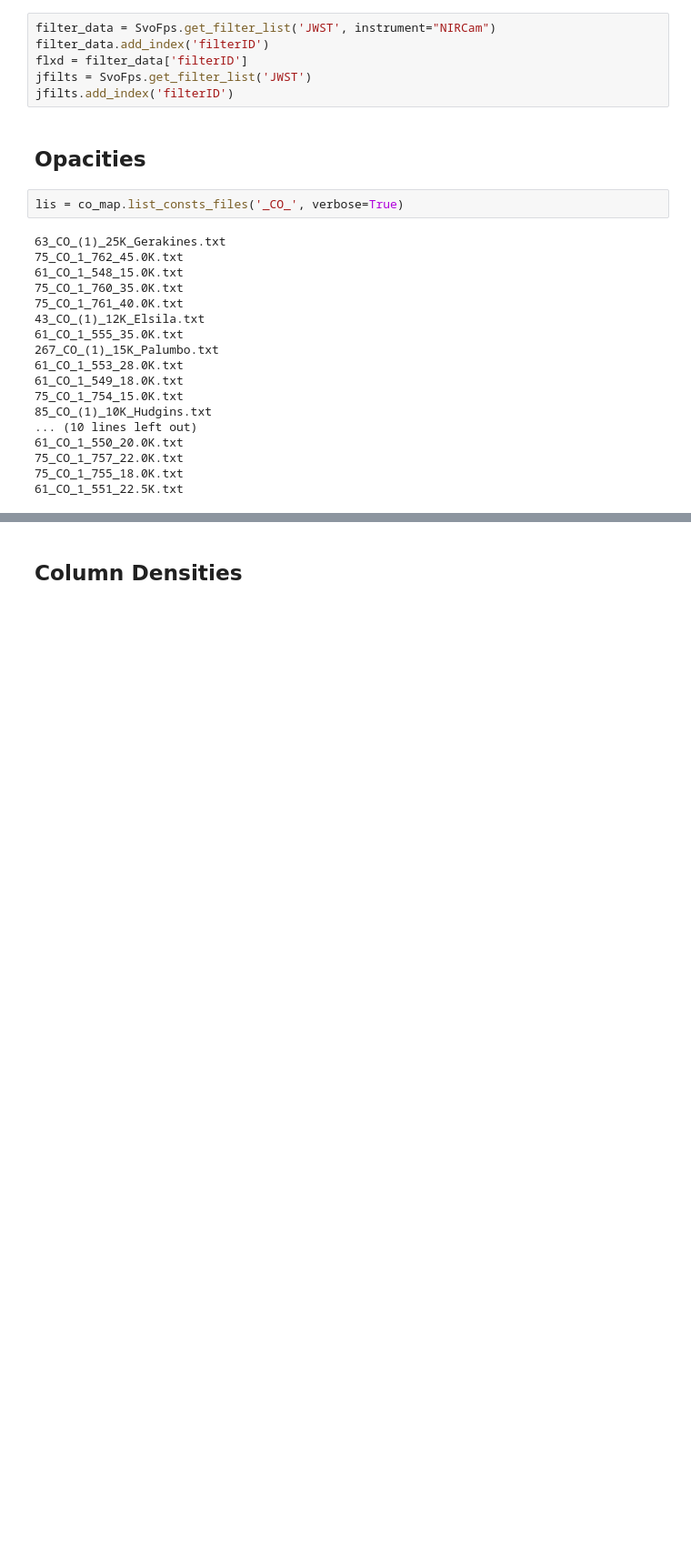
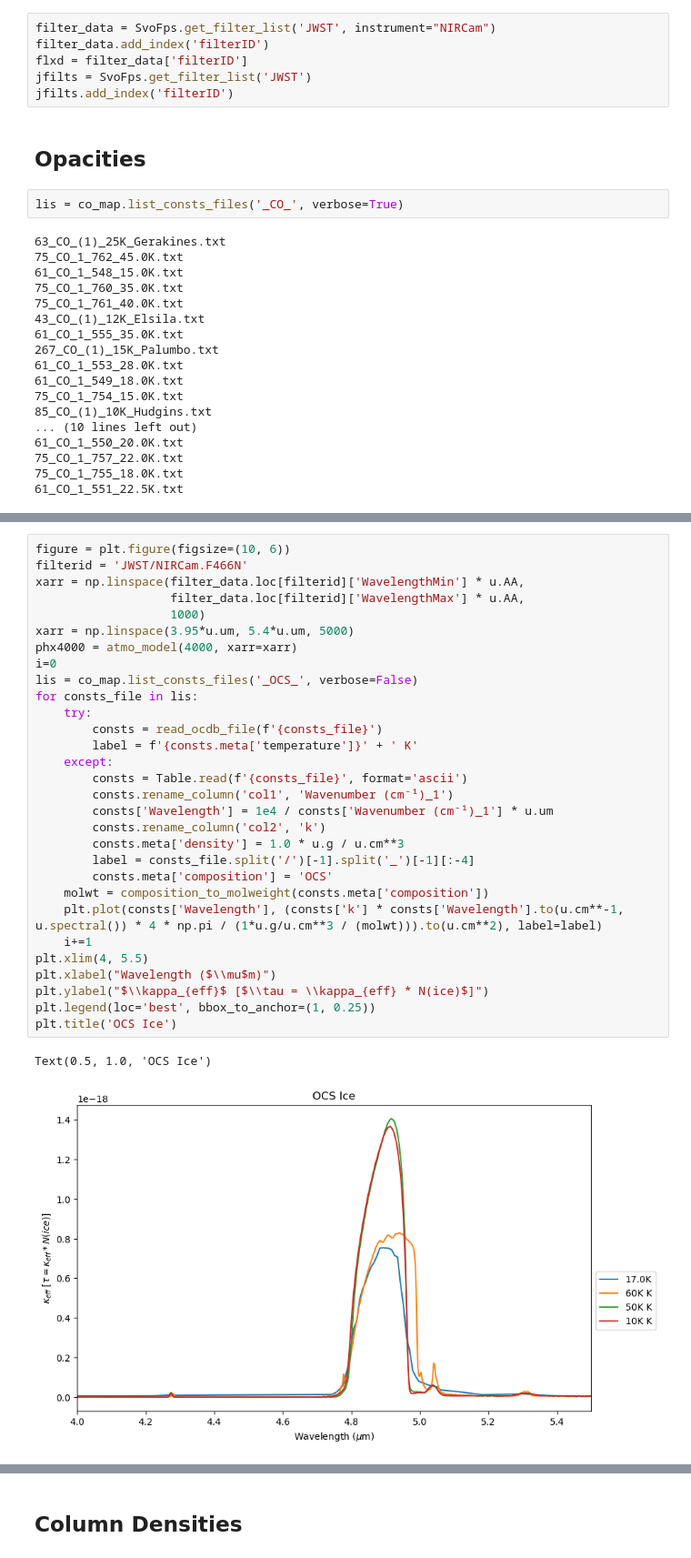
Before and after one commit to SpacialTree/lactea-filament, a Jupyter notebook: lactea-filament/notebooks/filament_other_ices.ipynb, the cells around one changed output, grey strips where cells are left out. Shown at 91% size. Drawn from its saved outputs; the diff is of its cells as text; blank space fills up the shorter version.

```diff
--- a/lactea-filament/notebooks/filament_other_ices.ipynb
+++ b/lactea-filament/notebooks/filament_other_ices.ipynb
@@ -148 +303,34 @@ lis = co_map.list_consts_files('OCN', verbose=True)
+# %%
+figure = plt.figure(figsize=(10, 6))
+filterid = 'JWST/NIRCam.F466N'
+xarr = np.linspace(filter_data.loc[filterid]['WavelengthMin'] * u.AA,
+                   filter_data.loc[filterid]['WavelengthMax'] * u.AA,
+                   1000)
+xarr = np.linspace(3.95*u.um, 5.4*u.um, 5000)
+phx4000 = atmo_model(4000, xarr=xarr)
+i=0
+lis = co_map.list_consts_files('_OCS_', verbose=False)
+for consts_file in lis:
+    try:
+        consts = read_ocdb_file(f'{consts_file}')
+        label = f'{consts.meta['temperature']}' + ' K'
+    except:
+        consts = Table.read(f'{consts_file}', format='ascii')
+        consts.rename_column('col1', 'Wavenumber (cm⁻¹)_1')
+        consts['Wavelength'] = 1e4 / consts['Wavenumber (cm⁻¹)_1'] * u.um
+        consts.rename_column('col2', 'k')
+        consts.meta['density'] = 1.0 * u.g / u.cm**3
+        label = consts_file.split('/')[-1].split('_')[-1][:-4]
+        consts.meta['composition'] = 'OCS'
+    molwt = composition_to_molweight(consts.meta['composition'])
+    plt.plot(consts['Wavelength'], (consts['k'] * consts['Wavelength'].to(u.cm**-1, u.spectral()) * 4 * np.pi / (1*u.g/u.cm**3 / (molwt))).to(u.cm**2), label=label)
+    i+=1
+plt.xlim(4, 5.5)
+plt.xlabel("Wavelength ($\\mu$m)")
+plt.ylabel("$\\kappa_{eff}$ [$\\tau = \\kappa_{eff} * N(ice)$]")
+plt.legend(loc='best', bbox_to_anchor=(1, 0.25))
+plt.title('OCS Ice')
+# %% [output]
+Text(0.5, 1.0, 'OCS Ice')
+[figure, added]
 # %%
```
Also changed, not shown: parts of 28 cells of this notebook.
